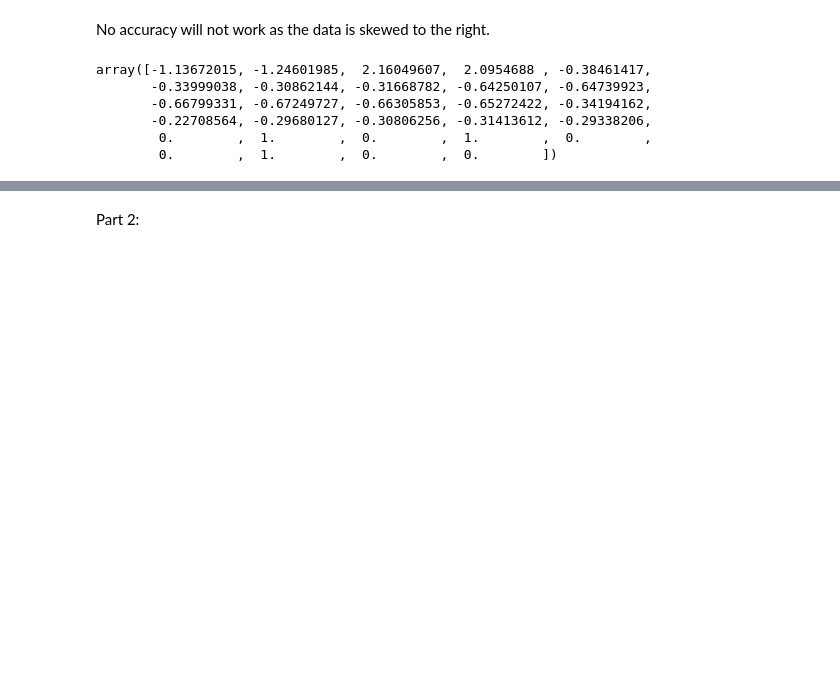
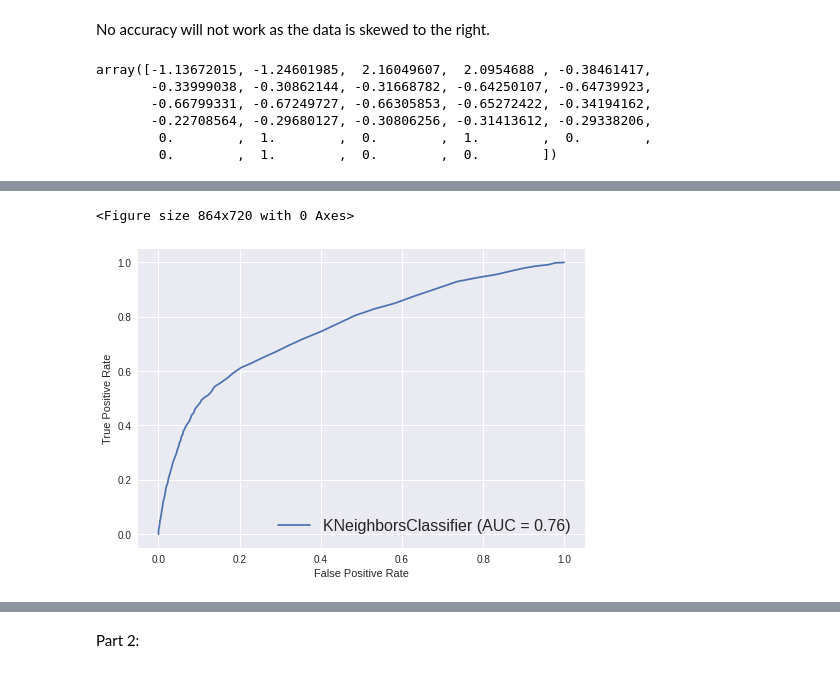
Before and after one commit to drwatson93/Default-of-Credit-Card-Clients-Classification-Model, a Jupyter notebook: Assigment_2.ipynb, the cells around one changed output, grey strips where cells are left out. Saved outputs shown, nothing was run; the diff lists cells and outputs as text; code cells hidden in the pictures; blank space fills up the shorter version.

```diff
--- a/Assigment_2.ipynb
+++ b/Assigment_2.ipynb
@@ -313,14 +314,17 @@ Best auc on training set:  0.761374581368288
 
 Best auc on test set:  0.7598780093942514
 # %%
-y_probas_KNN = cross_val_predict(best_knn_model, cc_default_data_train_set, cc_default_label_train_set, cv=5, method='predict_proba')
-y_scores_KNN = y_probas_KNN[:, 1]
-fpr_KNN, tpr_KNN, thresholds_KNN = roc_curve(cc_default_label_train_set, y_scores_KNN)
+#y_probas_KNN = cross_val_predict(best_knn_model, cc_default_data_train_set, cc_default_label_train_set, cv=5, method='predict_proba')
+#y_scores_KNN = y_probas_KNN[:, 1]
+#fpr_KNN, tpr_KNN, thresholds_KNN = roc_curve(cc_default_label_train_set, y_scores_KNN)
 
-plt.figure(figsize = (8,6))
-plot_roc_curve(fpr_KNN, tpr_KNN, 'KNeighbors Classifier')
+plt.figure(figsize = (12,10))
+plot_roc_curve(best_knn_model, cc_default_data_test_set, cc_default_label_test_set)
 plt.legend(loc="lower right", fontsize=16)
 plt.show()
+# %% [output]
+<Figure size 864x720 with 0 Axes>
+[figure, added]
 # %%
 # 8. Train a Random Forest Classifier with default parameters except “n_estimators”.
 # Choose the best “n_estimators” among [10, 20, 50, 100, 500] using Grid Search cross validation. Use “roc_auc” as the validation score.
```
Also changed, not shown: parts of 17 cells of this notebook.
